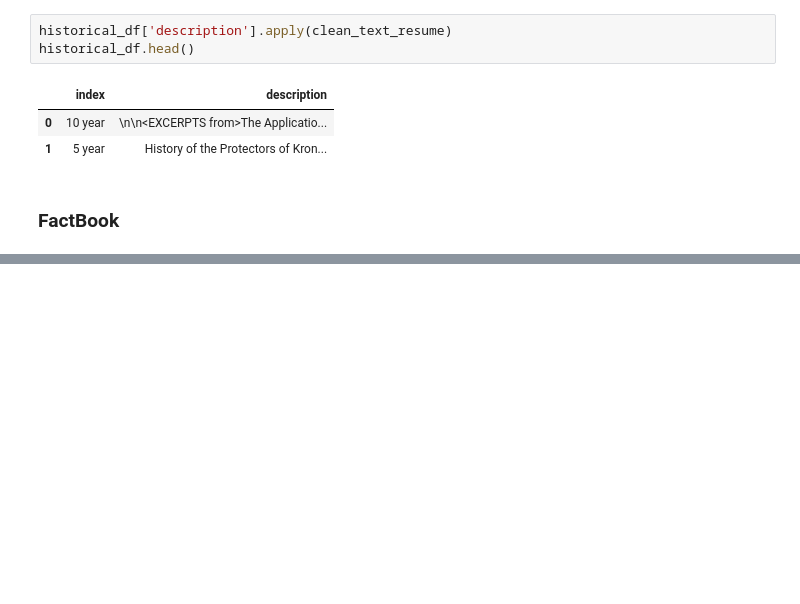
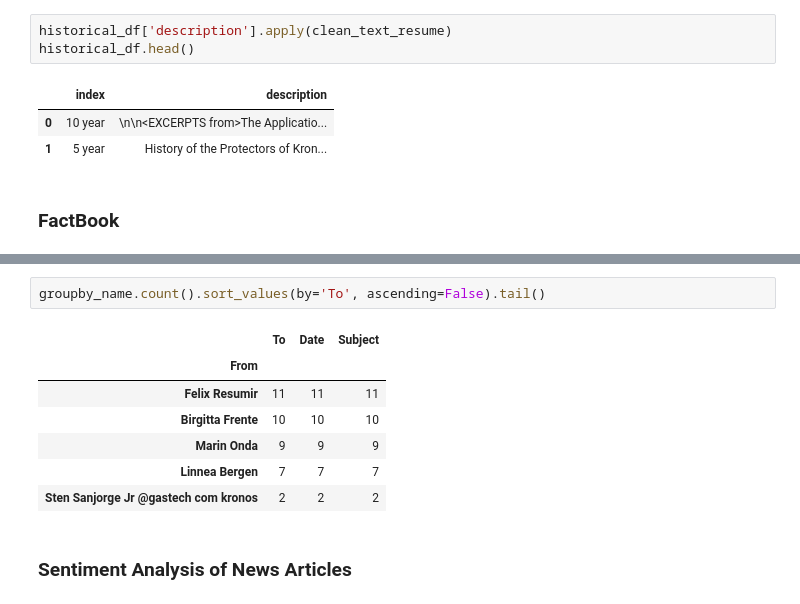
Before and after one commit to hypothetical-lemon/COMP4449-capstone, a Jupyter notebook: final/KronosKidnapping/heather_lemon_final_kidnappingreport.ipynb, the cells around one changed output, grey strips where cells are left out. Saved outputs shown, nothing was run; the diff lists cells and outputs as text; blank space fills up the shorter version.

```diff
--- a/final/KronosKidnapping/heather_lemon_final_kidnappingreport.ipynb
+++ b/final/KronosKidnapping/heather_lemon_final_kidnappingreport.ipynb
@@ -422,0 +494,12 @@ historical_df.head()
+# %%
+groupby_name.count().sort_values(by='To', ascending=False).tail()
+# %% [output]
+|  | To | Date | Subject |
+| From |  |  |  |
+| Felix Resumir | 11 | 11 | 11 |
+| Birgitta Frente | 10 | 10 | 10 |
+| Marin Onda | 9 | 9 | 9 |
+| Linnea Bergen | 7 | 7 | 7 |
+| Sten Sanjorge Jr @gastech com kronos | 2 | 2 | 2 |
+# %% [markdown]
+### Sentiment Analysis of News Articles
```
Also changed, not shown: parts of 20 cells of this notebook.
